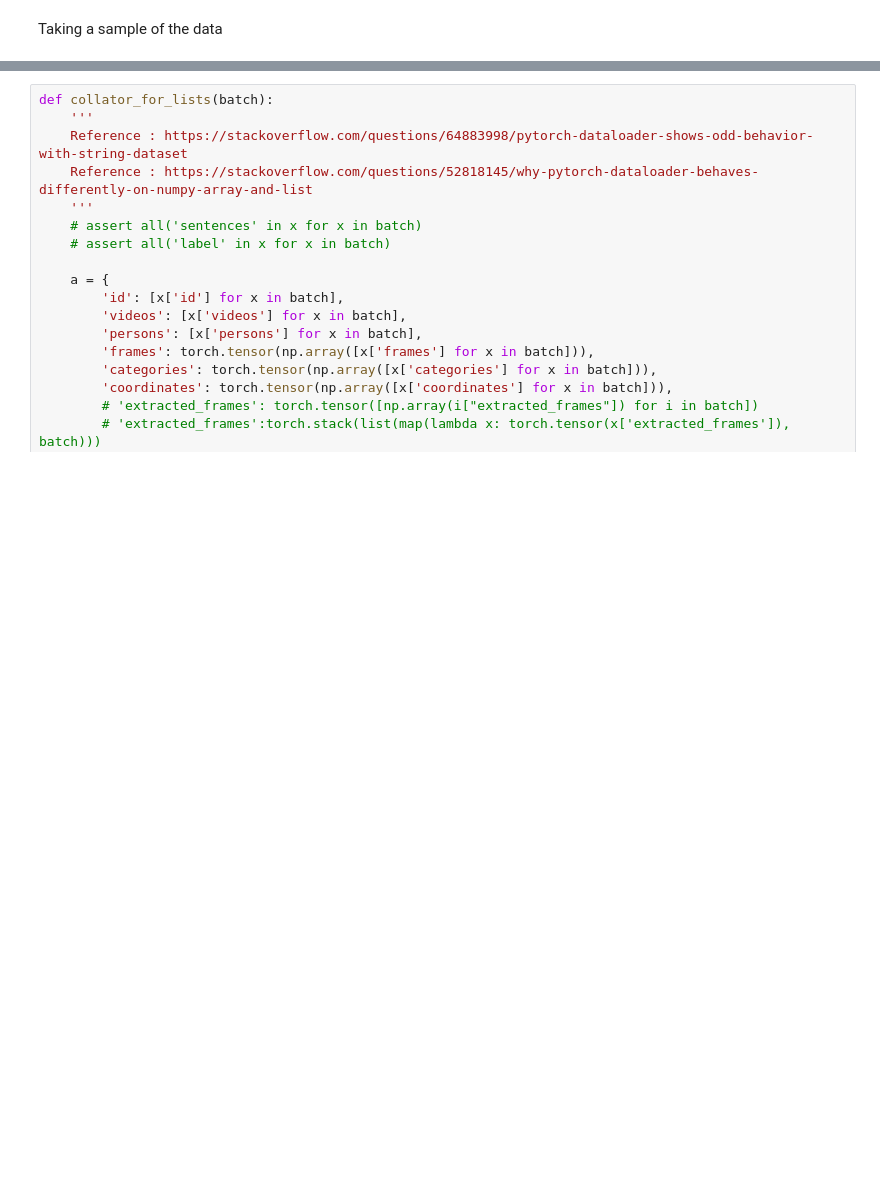
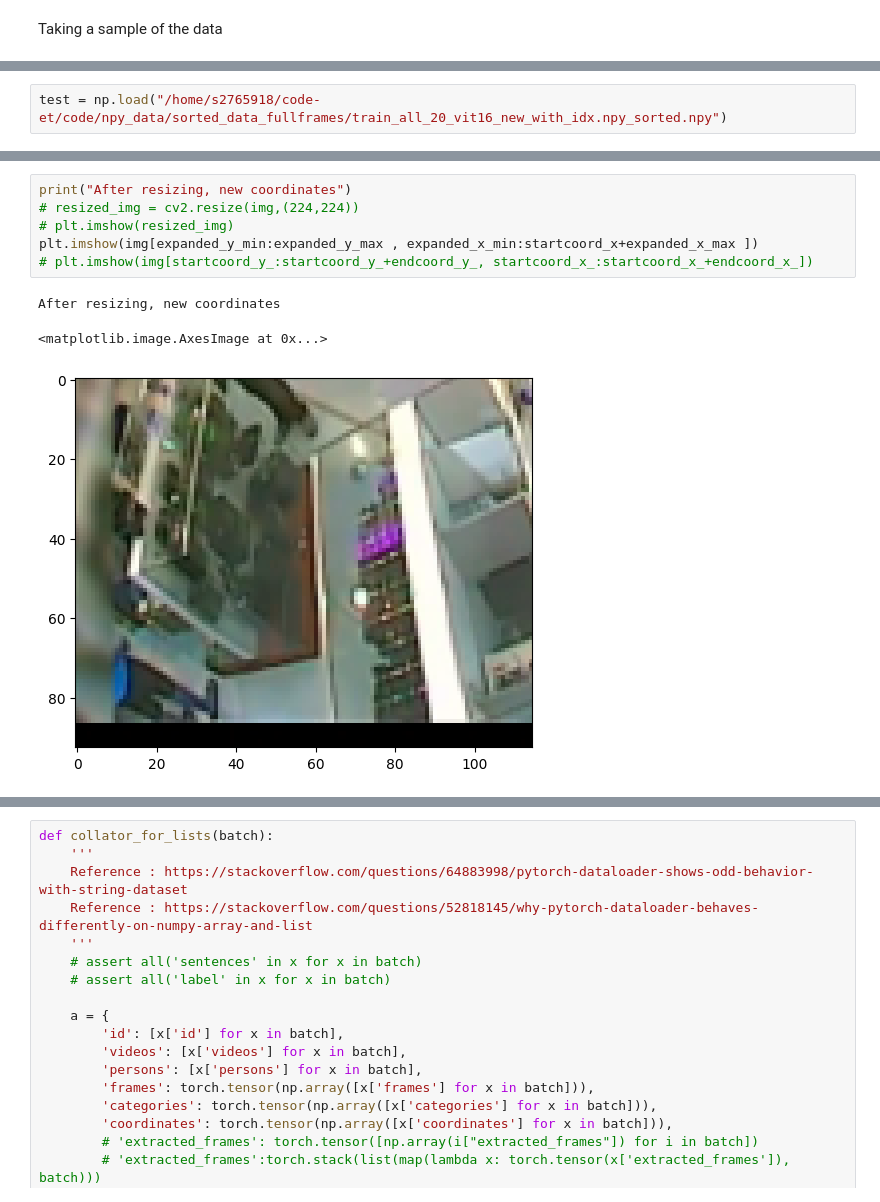
Before and after one commit to ratheeshaditya/thesis, a Jupyter notebook: aditya_test.ipynb, the cells around one changed output, grey strips where cells are left out. Saved outputs shown, nothing was run; the diff lists cells and outputs as text; blank space fills up the shorter version.

```diff
--- a/aditya_test.ipynb
+++ b/aditya_test.ipynb
@@ -81,0 +254,2 @@ endcoord_y = int(max(y_values))
+# %%
+test = np.load("/home/s2765918/code-et/code/npy_data/sorted_data_fullframes/train_all_20_vit16_new_with_idx.npy_sorted.npy")
@@ -82,3 +918,13 @@ endcoord_y = int(max(y_values))
+# %%
+print("After resizing, new coordinates")
+# resized_img = cv2.resize(img,(224,224))
+# plt.imshow(resized_img)
+plt.imshow(img[expanded_y_min:expanded_y_max , expanded_x_min:startcoord_x+expanded_x_max ])
+# plt.imshow(img[startcoord_y_:startcoord_y_+endcoord_y_, startcoord_x_:startcoord_x_+endcoord_x_])
+# %% [output]
+After resizing, new coordinates
+<matplotlib.image.AxesImage at 0x...>
+[figure, added]
 # %%
 # train[0]["extracted_frames"]
 plt.imshow(train[idx]["extracted_frames"][startcoord_y:startcoord_y+endcoord_y, startcoord_x:startcoord_x+endcoord_x])
```
Also changed, not shown: parts of 143 cells of this notebook, 14 other files.
